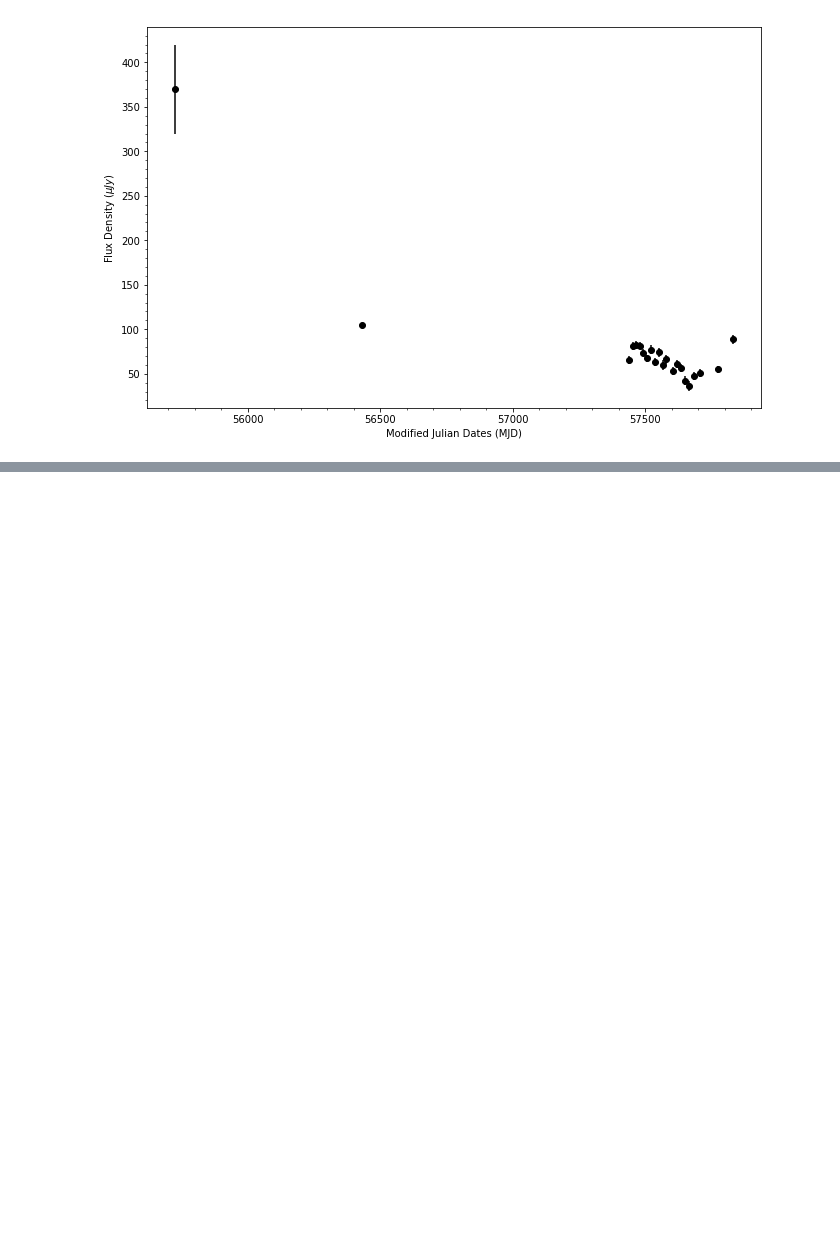
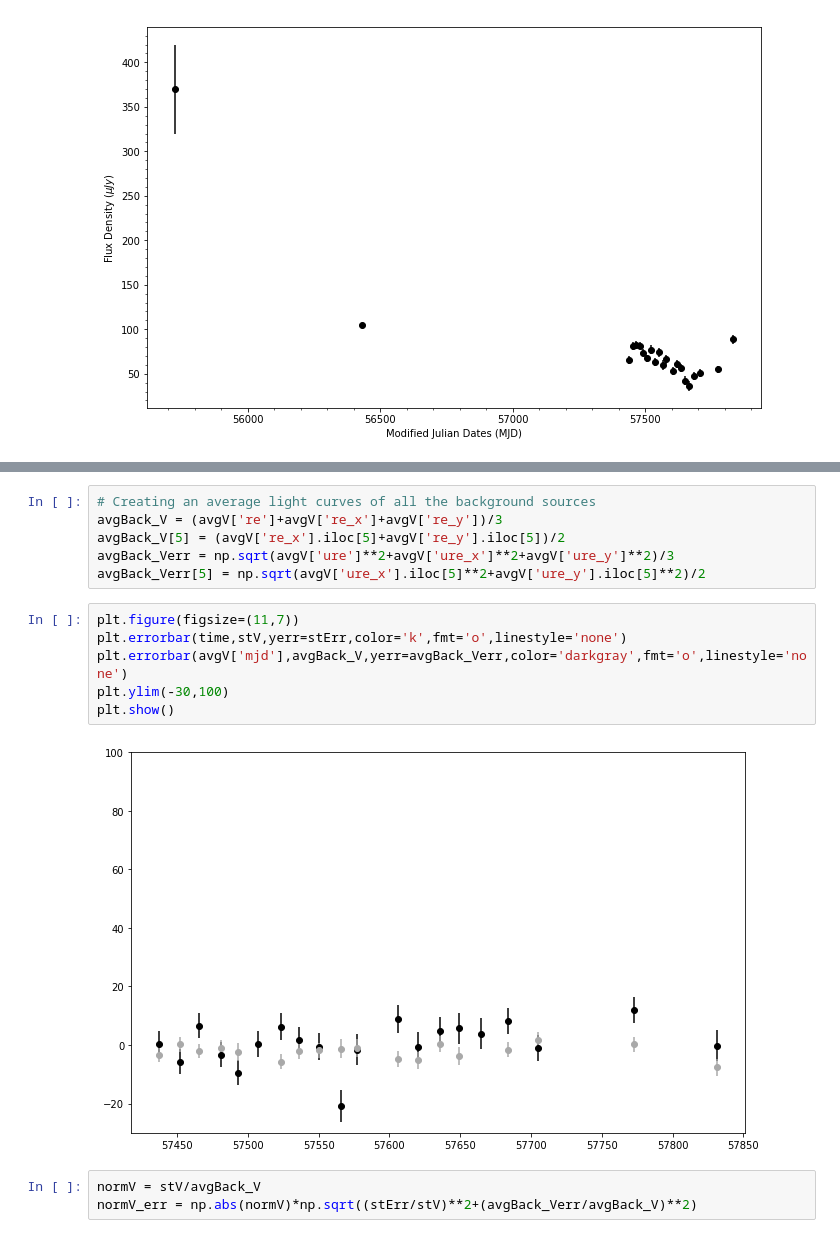
Before and after one commit to rvanlinge/radio_project, a Jupyter notebook: 1315_LTObservations.ipynb, the cells around one changed output, grey strips where cells are left out. Cells and saved outputs as stored; diff of their text form; blank space fills up the shorter version.

```diff
--- a/1315_LTObservations.ipynb
+++ b/1315_LTObservations.ipynb
@@ -418,0 +526,17 @@ EmptyDataError: No columns to parse from file
+# %%
+# Creating an average light curves of all the background sources
+avgBack_V = (avgV['re']+avgV['re_x']+avgV['re_y'])/3
+avgBack_V[5] = (avgV['re_x'].iloc[5]+avgV['re_y'].iloc[5])/2
+avgBack_Verr = np.sqrt(avgV['ure']**2+avgV['ure_x']**2+avgV['ure_y']**2)/3
+avgBack_Verr[5] = np.sqrt(avgV['ure_x'].iloc[5]**2+avgV['ure_y'].iloc[5]**2)/2
+# %%
+plt.figure(figsize=(11,7))
+plt.errorbar(time,stV,yerr=stErr,color='k',fmt='o',linestyle='none')
+plt.errorbar(avgV['mjd'],avgBack_V,yerr=avgBack_Verr,color='darkgray',fmt='o',linestyle='none')
+plt.ylim(-30,100)
+plt.show()
+# %% [output]
+[figure, added]
+# %%
+normV = stV/avgBack_V
+normV_err = np.abs(normV)*np.sqrt((stErr/stV)**2+(avgBack_Verr/avgBack_V)**2)
```
Also changed, not shown: parts of 16 cells of this notebook, 9 other files.
